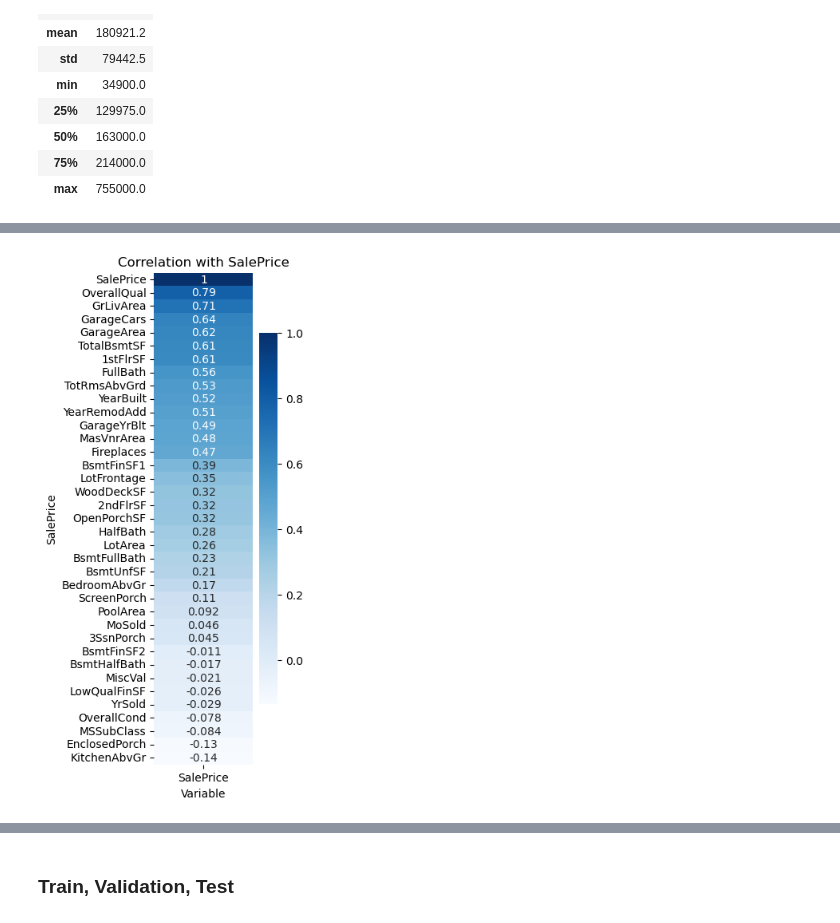
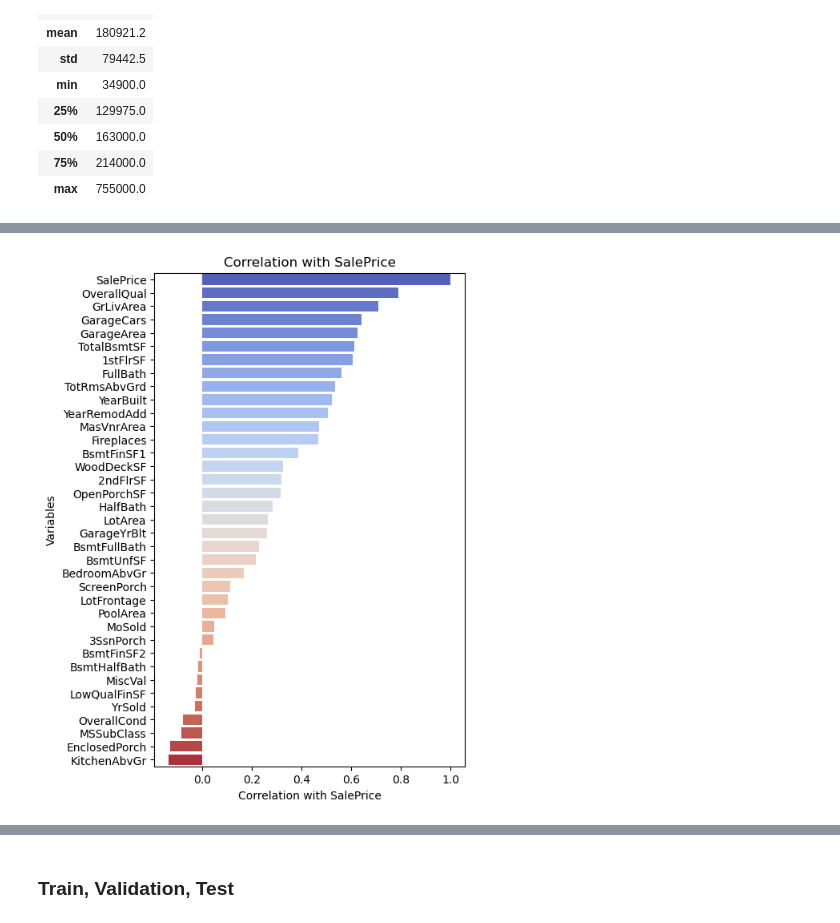
Before and after one commit to wchung1209/predicting_house_prices_ml_models, a Jupyter notebook: code/code.ipynb, the cells around one changed output, grey strips where cells are left out. Drawn from its saved outputs; the diff is of its cells as text; code cells hidden in the pictures.

```diff
--- a/code/code.ipynb
+++ b/code/code.ipynb
@@ -127,0 +138,3 @@ memory usage: 924.0+ KB
+# %%
+train = train.drop('Id', axis=1)
+train.head()
@@ -193,0 +191,3 @@ train.head()
+# %%
+# Fill NAs with -99
+train = train.fillna(-99)
@@ -210,0 +205,17 @@ plt.show()
+# %%
+correlation_matrix = train.corr()
+
+lower_triangle = np.tril(correlation_matrix)
+mask = np.where(lower_triangle == 0, True, False)
+
+plt.figure(figsize=(25, 25))
+sns.heatmap(
+    correlation_matrix,
+    annot=True,
+    cmap = sns.color_palette('coolwarm_r', as_cmap=True),
+    fmt='.2f',
+    linewidths=0.5,
+    cbar=False,
+    mask=mask
+).set_title('Correlation Between All Variables')
+plt.show()
@@ -224,16 +249,17 @@ pd.DataFrame(round(train['SalePrice'].describe(), 2))
 # %%
-# Correlations
-corr_matrix = numeric_cols.corr()
+# Correlations with SalePrice
+sale_corr = correlation_matrix['SalePrice'].sort_values(ascending=False)
 
-# Correlations with SalePrice, sorted by descending order
-corr_matrix_SalePrice = corr_matrix['SalePrice'].sort_values(ascending=False)
-
-# Plot correlation
-plt.figure(figsize=(2,8))
-sns.heatmap(corr_matrix_SalePrice.to_frame(), cmap='Blues', annot=True)
+plt.figure(figsize=(5,8))
+sns.barplot(
+    y=sale_corr.index,
+    x=sale_corr,
+    orient='h',
+    palette='coolwarm'
+)
 plt.title('Correlation with SalePrice')
-plt.xlabel('Variable')
-plt.ylabel('SalePrice')
+plt.xlabel('Correlation with SalePrice')
+plt.ylabel('Variables')
 plt.show()
 # %% [output]
-[figure, old version]
+[figure, new version]
```
Also changed, not shown: parts of 27 cells of this notebook.
